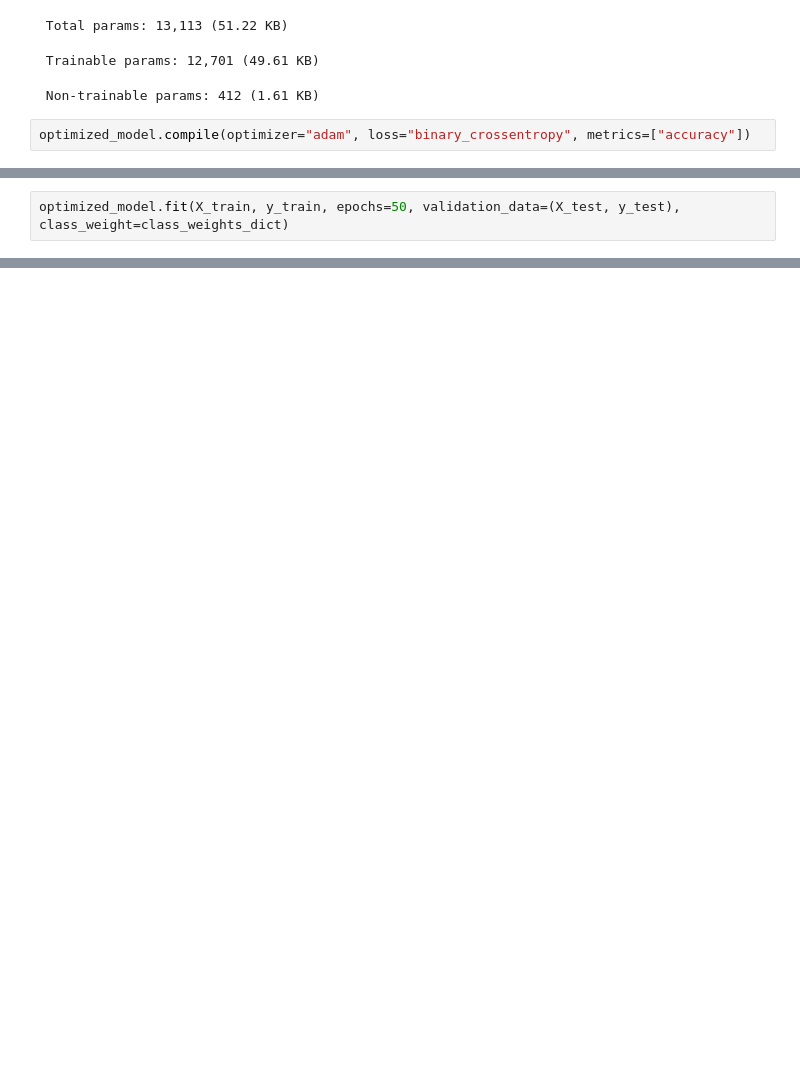
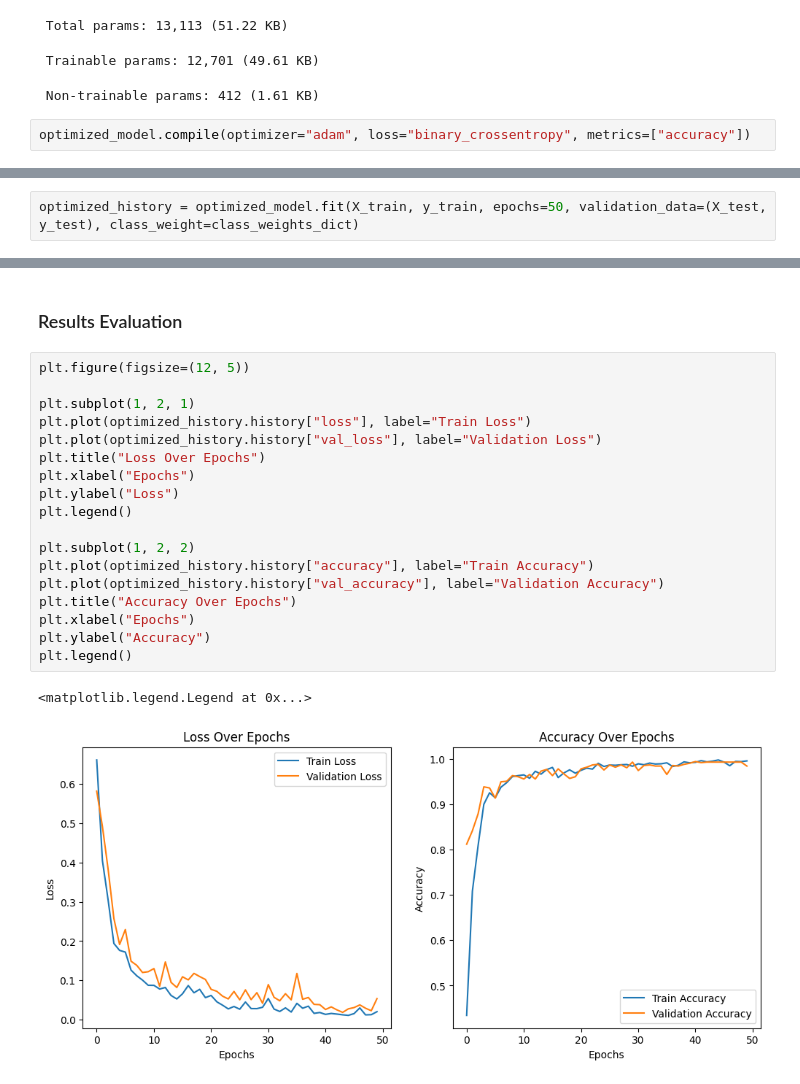
Before and after one commit to muffindud/RNIP, a Jupyter notebook: lab1/main.ipynb, the cells around one changed output, grey strips where cells are left out. Saved outputs shown, nothing was run; the diff lists cells and outputs as text; blank space fills up the shorter version.

```diff
--- a/lab1/main.ipynb
+++ b/lab1/main.ipynb
@@ -259,4 +292,4 @@ optimized_model.compile(optimizer="adam", loss="binary_crossentropy", metrics=["
 # %%
-optimized_model.fit(X_train, y_train, epochs=50, validation_data=(X_test, y_test), class_weight=class_weights_dict)
+optimized_history = optimized_model.fit(X_train, y_train, epochs=50, validation_data=(X_test, y_test), class_weight=class_weights_dict)
 # %% [output]
 Epoch 1/50
@@ -280,3 +312,26 @@ Epoch 50/50
+# %% [markdown]
+### Results Evaluation
+# %%
+plt.figure(figsize=(12, 5))
+
+plt.subplot(1, 2, 1)
+plt.plot(optimized_history.history["loss"], label="Train Loss")
+plt.plot(optimized_history.history["val_loss"], label="Validation Loss")
+plt.title("Loss Over Epochs")
+plt.xlabel("Epochs")
+plt.ylabel("Loss")
+plt.legend()
+
+plt.subplot(1, 2, 2)
+plt.plot(optimized_history.history["accuracy"], label="Train Accuracy")
+plt.plot(optimized_history.history["val_accuracy"], label="Validation Accuracy")
+plt.title("Accuracy Over Epochs")
+plt.xlabel("Epochs")
+plt.ylabel("Accuracy")
+plt.legend()
+# %% [output]
+<matplotlib.legend.Legend at 0x...>
+[figure, added]
 # %%
 optimized_predictions = (optimized_model.predict(X_test) > 0.5).astype("int32")
 # %% [output]
```
Also changed, not shown: parts of 27 cells of this notebook, 1 other file.
